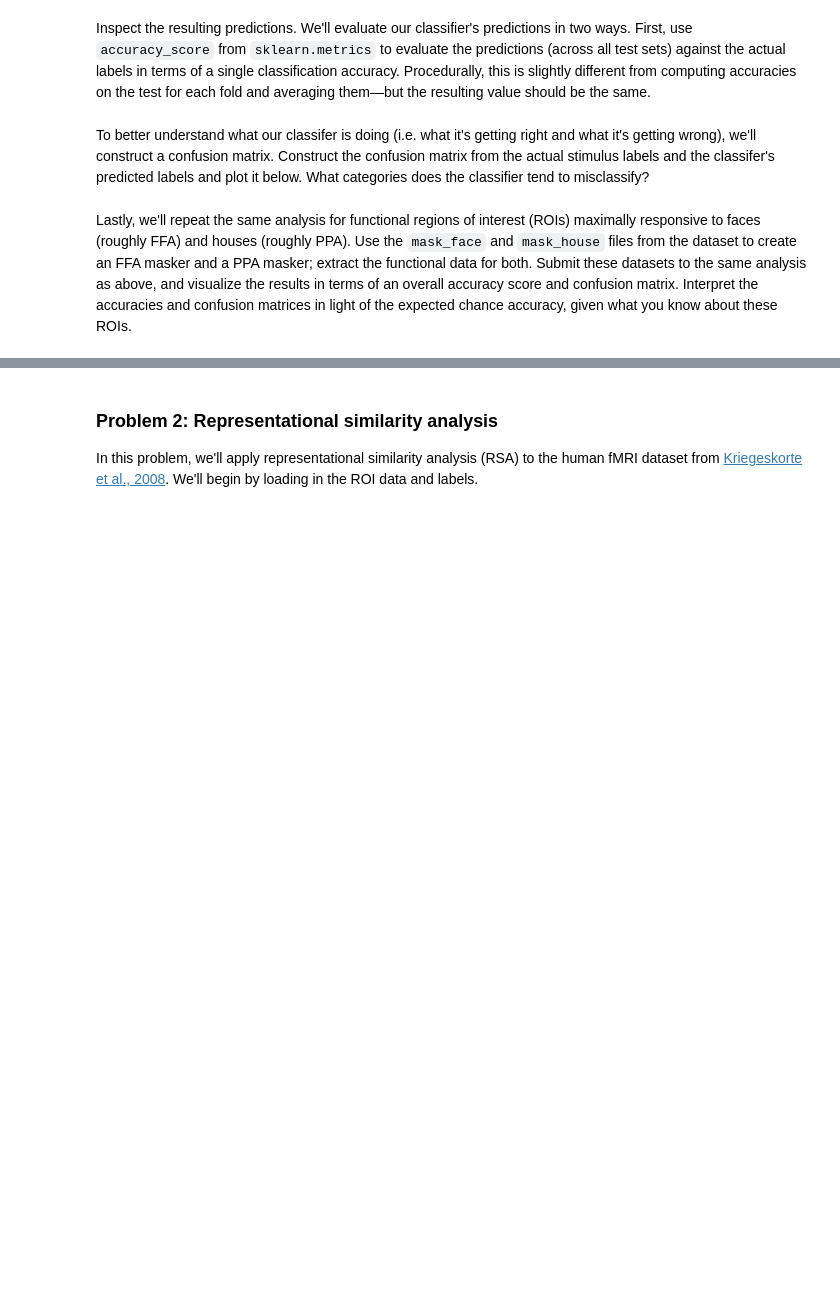
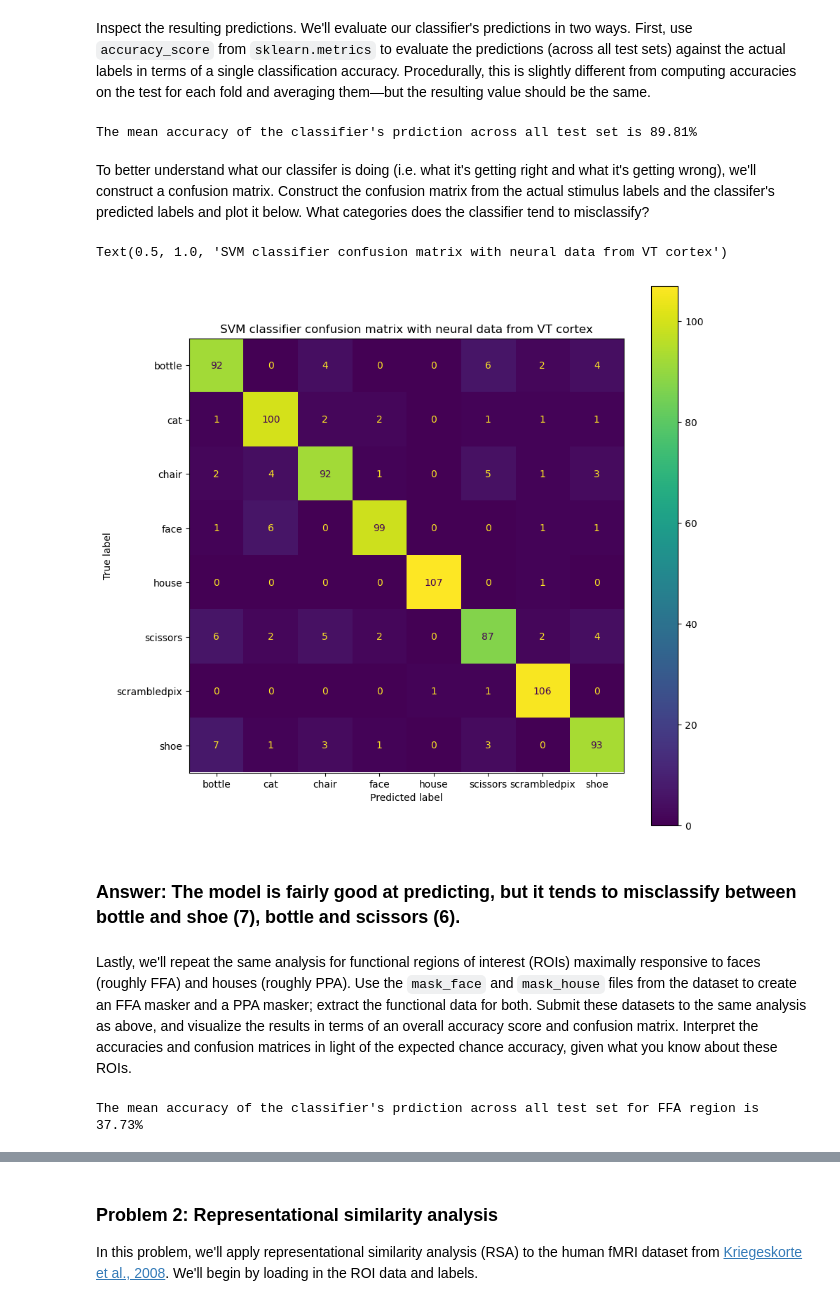
Before and after one commit to NeuTTH/neu502b-lab, a Jupyter notebook: homework/homework-2.ipynb, the cells around one changed output, grey strips where cells are left out. Saved outputs shown, nothing was run; the diff lists cells and outputs as text; code cells hidden in the pictures; blank space fills up the shorter version.

```diff
--- a/homework/homework-2.ipynb
+++ b/homework/homework-2.ipynb
@@ -56,7 +55,8 @@ from sklearn.model_selection import (cross_val_predict,
                                      GridSearchCV,
                                      KFold)
 from sklearn.svm import LinearSVC
-warnings.filterwarnings("ignore")
+from sklearn.exceptions import ConvergenceWarning
+warnings.filterwarnings("ignore", category=ConvergenceWarning)
 
 # Initialize SVM and outer/inner CVs:
 svm = LinearSVC()
@@ -74,7 +74,7 @@ param_grid = {"C": [1e-2, 1e-1, 1]}
 # Initialize GridSearchCV estimator:
 gs_cv = GridSearchCV(svm,
                      param_grid,
-                     cv = innerCV)
+                     cv=innerCV)
 
 # Generate predictions using cross_val_predict:
 pred = cross_val_predict(gs_cv,
@@ -82,4 +82,4 @@ pred = cross_val_predict(gs_cv,
                          stimuli_task,
                          cv=outerCV,
                          groups=runs_task,
-                         verbose=2)
+                         n_jobs = -1)
@@ -91,6 +88,8 @@ Inspect the resulting predictions. We'll evaluate our classifier's predictions i
 # %%
 # Print accuracy score:
 from sklearn.metrics import accuracy_score
-print(accuracy_score(stimuli_task, pred))
+print(f"The mean accuracy of the classifier's prdiction across all test set is {accuracy_score(stimuli_task, pred) * 100 :.2f}%")
+# %% [output]
+The mean accuracy of the classifier's prdiction across all test set is 89.81%
 # %% [markdown]
 To better understand what our classifer is doing (i.e. what it's getting right and what it's getting wrong), we'll construct a confusion matrix. Construct the confusion matrix from the actual stimulus labels and the classifer's predicted labels and plot it below. What categories does the classifier tend to misclassify?
@@ -104,3 +96,21 @@ from sklearn.metrics import confusion_matrix, ConfusionMatrixDisplay
+# %%
+# Create confusion matrix from true and predicted labels:
+from sklearn.metrics import confusion_matrix, ConfusionMatrixDisplay
+
+# Plot confusion matrix:
+# Create confusion matrix from true and predicted labels:
+cm = confusion_matrix(stimuli_task, pred)
+
+# Plot confusion matrix:
+fig, ax = plt.subplots(figsize=(10, 10))
+ConfusionMatrixDisplay(cm, display_labels=categories).plot(ax=ax)
+
+ax.set_title("SVM classifier confusion matrix with neural data from VT cortex")
+# %% [output]
+Text(0.5, 1.0, 'SVM classifier confusion matrix with neural data from VT cortex')
+[figure, added]
+# %% [markdown]
+### Answer: The model is fairly good at predicting, but it tends to misclassify between bottle and shoe (7), bottle and scissors (6).
 # %% [markdown]
 Lastly, we'll repeat the same analysis for functional regions of interest (ROIs) maximally responsive to faces (roughly FFA) and houses (roughly PPA). Use the `mask_face` and `mask_house` files from the dataset to create an FFA masker and a PPA masker; extract the functional data for both. Submit these datasets to the same analysis as above, and visualize the results in terms of an overall accuracy score and confusion matrix. Interpret the accuracies and confusion matrices in light of the expected chance accuracy, given what you know about these ROIs.
 # %%
@@ -121,0 +151,8 @@ Lastly, we'll repeat the same analysis for functional regions of interest (ROIs)
+# %%
+# Print accuracy score and plot confusion matrix:
+
+# Print accuracy score:
+from sklearn.metrics import accuracy_score
+print(f"The mean accuracy of the classifier's prdiction across all test set for FFA region is {accuracy_score(stimuli_task, ffa_pred) * 100 :.2f}%")
+# %% [output]
+The mean accuracy of the classifier's prdiction across all test set for FFA region is 37.73%
```
Also changed, not shown: parts of 30 cells of this notebook.
